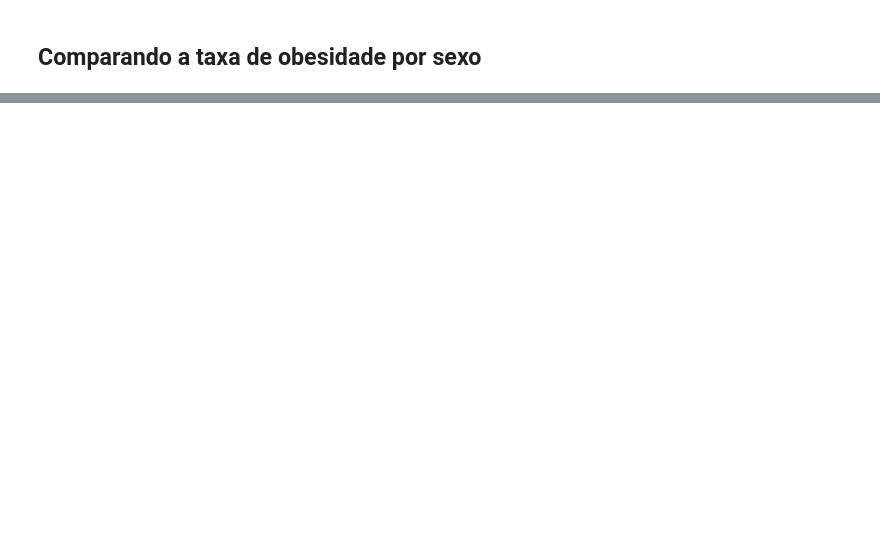
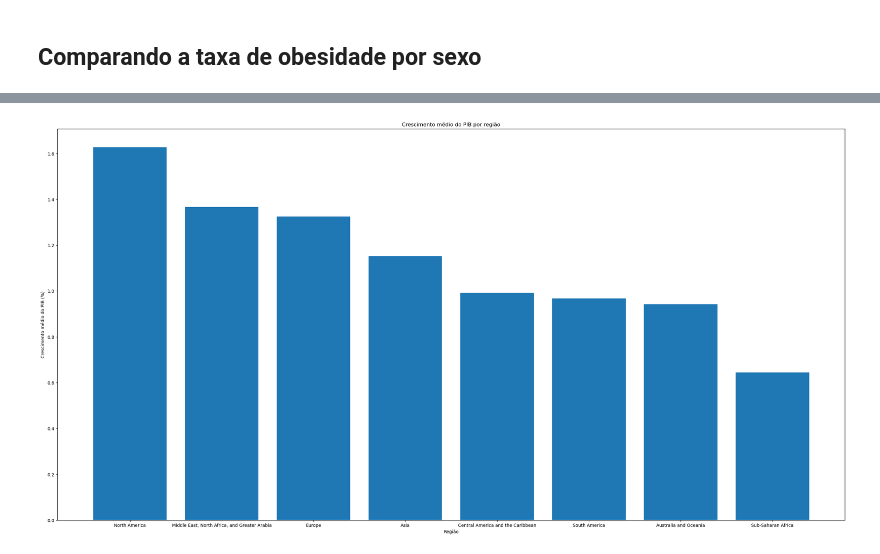
Before and after one commit to Sinvalluz/Projeto-A3-An-lise-de-dados, a Jupyter notebook: app.ipynb, the cells around one changed output, grey strips where cells are left out. Saved outputs shown, nothing was run; the diff lists cells and outputs as text; code cells hidden in the pictures; blank space fills up the shorter version.

```diff
--- a/app.ipynb
+++ b/app.ipynb
@@ -62,0 +263,11 @@ Média de obesidade entre homens: 15.53%
+# %%
+
+# calcula a porcentagem de mudança
+df_pib_per_capita_copia['Crescimento_PIB'] = df_pib_per_capita_copia.groupby('Regiao')['Pib_Interpolado'].pct_change() * 100
+# calculando a média da coluna
+crescimento_medio = df_pib_per_capita_copia.groupby('Regiao')['Crescimento_PIB'].mean()
+
+# Agrupa da maior taxa de crescimento
+regioes_maior_crescimento = crescimento_medio.sort_values(ascending=False)
+
+display(round(regioes_maior_crescimento, 2))
@@ -62,0 +285,14 @@ Média de obesidade entre homens: 15.53%
+# %%
+# Crie um gráfico de barras
+plt.figure(figsize=(32, 16))
+plt.bar(regioes_maior_crescimento.index, regioes_maior_crescimento.values)
+
+# Adicione títulos e rótulos
+plt.title('Crescimento médio do PIB por região')
+plt.xlabel('Região')
+plt.ylabel('Crescimento médio do PIB (%)')
+
+# Mostra o gráfico
+plt.show()
+# %% [output]
+[figure, added]
```
Also changed, not shown: parts of 18 cells of this notebook, 3 other files.
